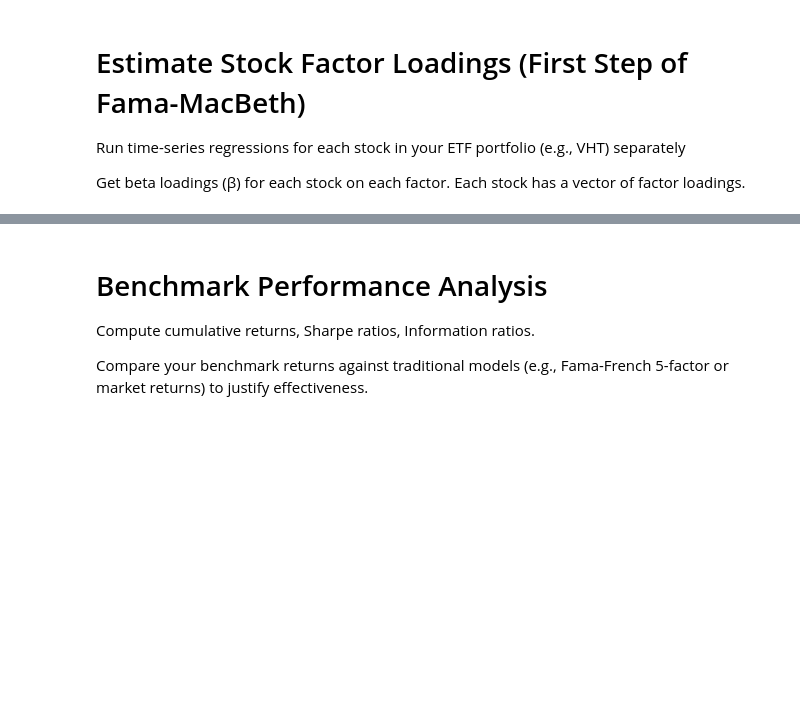
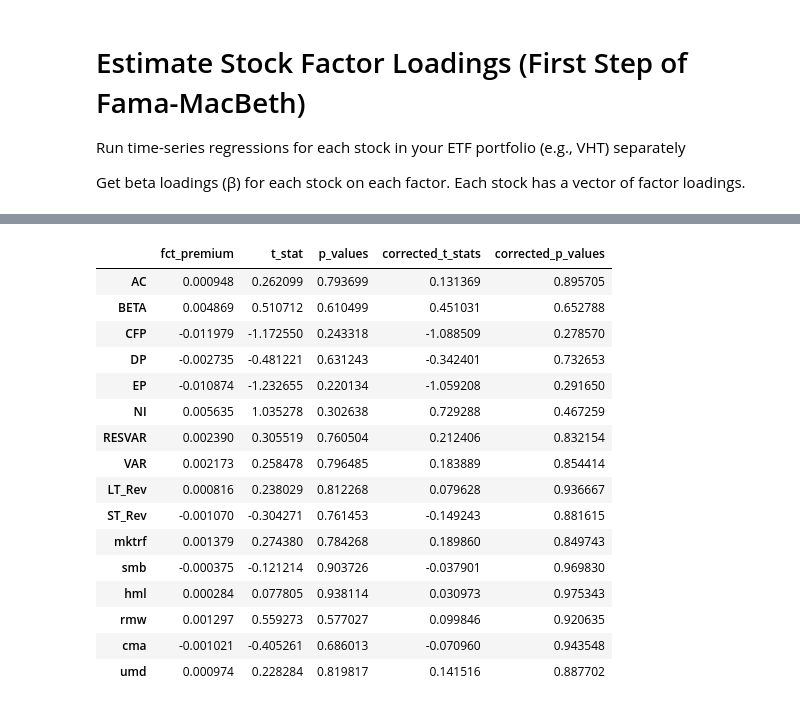
Before and after one commit to Kevin-finance/FactorAnalysis, a Jupyter notebook: notebooks/fama_bmk_model.ipynb, the cells around one changed output, grey strips where cells are left out. Cells and saved outputs as stored; diff of their text form; code cells hidden in the pictures; blank space fills up the shorter version.

```diff
--- a/notebooks/fama_bmk_model.ipynb
+++ b/notebooks/fama_bmk_model.ipynb
@@ -385,6 +203,55 @@ plt.show()
-# %% [markdown]
-# Benchmark Performance Analysis
-
-Compute cumulative returns, Sharpe ratios, Information ratios.
-
-Compare your benchmark returns against traditional models (e.g., Fama-French 5-factor or market returns) to justify effectiveness.
+# %%
+import pandas as pd
+import sys
+sys.path.append("../src")
+
+from fama_macbeth import FamaMacBethRolling, shanken_correction
+from fama_macbeth_package import FamaMacBethRollingLM, shanken_correction_LM
+
+y = rtn
+x = fct_10
+window = 60  # e.g. 60-month rolling window
+# %%
+# Old
+fmb_old = FamaMacBethRolling(dependent=y, exog=x, window=window)
+results_old = fmb_old.fit()
+
+# Shanken correction (old)
+shanken_old = shanken_correction(results_old)
+
+# before shanken correction
+factor_premium = results_old['factor_premiums']
+factor_premium.name = 'fct_premium'
+t_stat = results_old['t_stats']
+t_stat.name = 't_stat'
+p_values = pd.Series(results_old['p_values'], index = factor_premium.index)
+p_values.name = 'p_values'
+
+# after shanken correction
+corrected_t_stats = pd.Series(shanken_old['corrected_t_stats'], index = factor_premium.index)
+corrected_t_stats.name = 'corrected_t_stats'
+corrected_p_values = pd.Series(shanken_old['corrected_p_values'], index = factor_premium.index)
+corrected_p_values.name = 'corrected_p_values'
+
+# result
+old_version_result = pd.concat([factor_premium, t_stat, p_values, corrected_t_stats, corrected_p_values], axis = 1)
+# %%
+old_version_result
+# %% [output]
+|  | fct_premium | t_stat | p_values | corrected_t_stats | corrected_p_values |
+| AC | 0.000948 | 0.262099 | 0.793699 | 0.131369 | 0.895705 |
+| BETA | 0.004869 | 0.510712 | 0.610499 | 0.451031 | 0.652788 |
+| CFP | -0.011979 | -1.172550 | 0.243318 | -1.088509 | 0.278570 |
+| DP | -0.002735 | -0.481221 | 0.631243 | -0.342401 | 0.732653 |
+| EP | -0.010874 | -1.232655 | 0.220134 | -1.059208 | 0.291650 |
+| NI | 0.005635 | 1.035278 | 0.302638 | 0.729288 | 0.467259 |
+| RESVAR | 0.002390 | 0.305519 | 0.760504 | 0.212406 | 0.832154 |
+| VAR | 0.002173 | 0.258478 | 0.796485 | 0.183889 | 0.854414 |
+| LT_Rev | 0.000816 | 0.238029 | 0.812268 | 0.079628 | 0.936667 |
+| ST_Rev | -0.001070 | -0.304271 | 0.761453 | -0.149243 | 0.881615 |
+| mktrf | 0.001379 | 0.274380 | 0.784268 | 0.189860 | 0.849743 |
+| smb | -0.000375 | -0.121214 | 0.903726 | -0.037901 | 0.969830 |
+| hml | 0.000284 | 0.077805 | 0.938114 | 0.030973 | 0.975343 |
+| rmw | 0.001297 | 0.559273 | 0.577027 | 0.099846 | 0.920635 |
+| cma | -0.001021 | -0.405261 | 0.686013 | -0.070960 | 0.943548 |
+| umd | 0.000974 | 0.228284 | 0.819817 | 0.141516 | 0.887702 |
```
Also changed, not shown: parts of 25 cells of this notebook, 1 other file.
